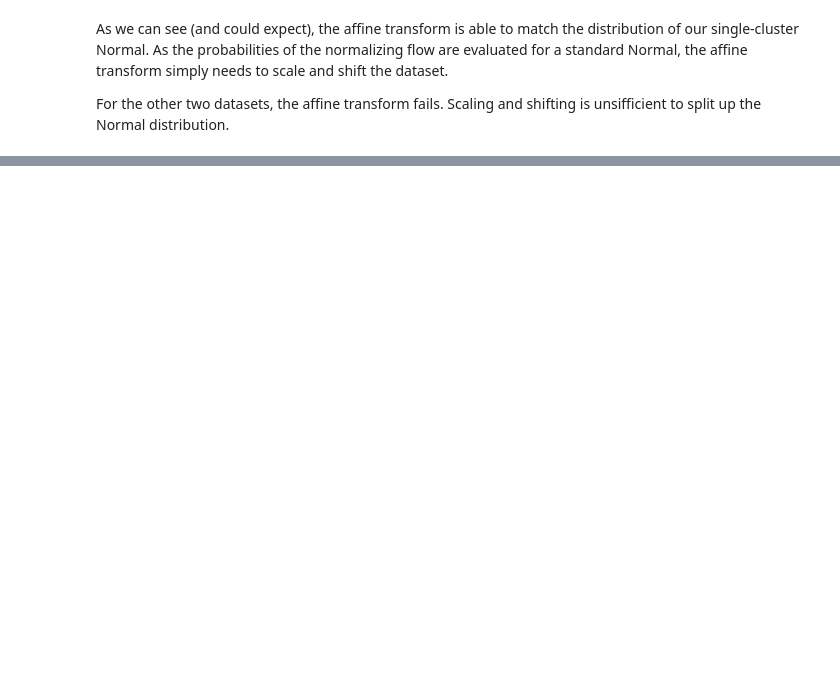
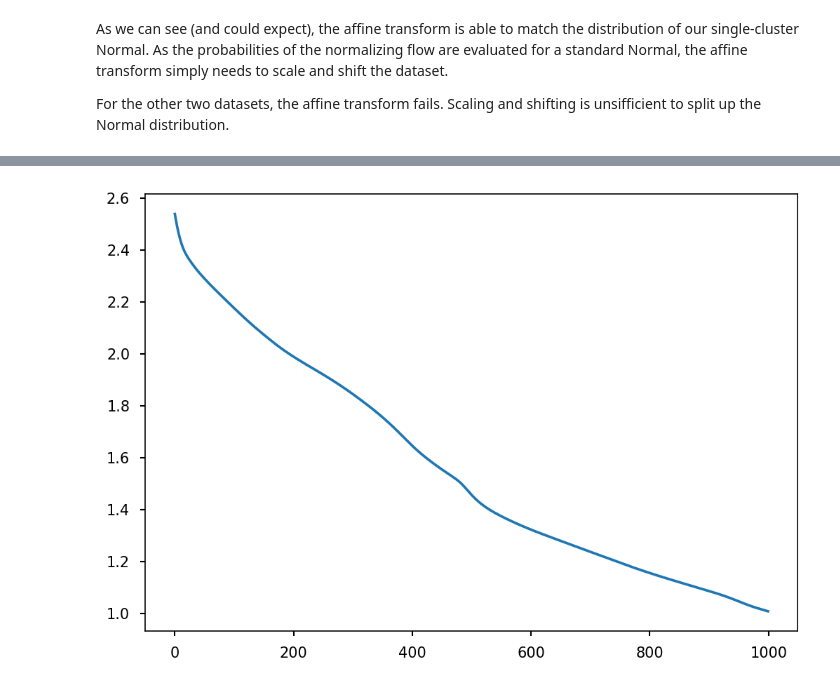
Before and after one commit to borchero/pyblaze, a Jupyter notebook: examples/normalizing-flows.ipynb, the cells around one changed output, grey strips where cells are left out. Drawn from its saved outputs; the diff is of its cells as text; code cells hidden in the pictures; blank space fills up the shorter version.

```diff
--- a/examples/normalizing-flows.ipynb
+++ b/examples/normalizing-flows.ipynb
@@ -152,0 +167,6 @@ For the other two datasets, the affine transform fails. Scaling and shifting is
+# %%
+plt.figure()
+plt.plot(range(len(_41.loss)), _41.loss)
+plt.show()
+# %% [output]
+[figure, added]
```
Also changed, not shown: parts of 16 cells of this notebook, 3 other files.
